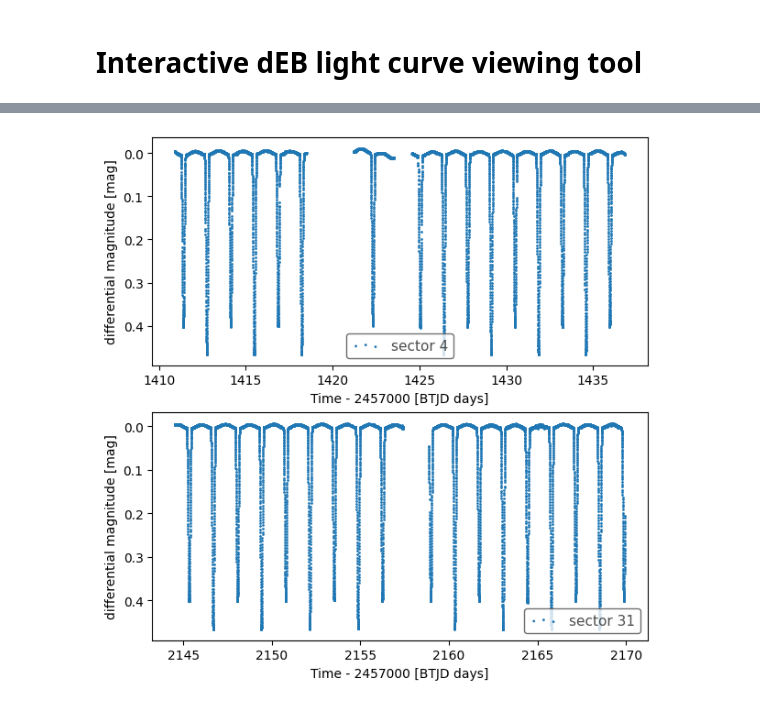
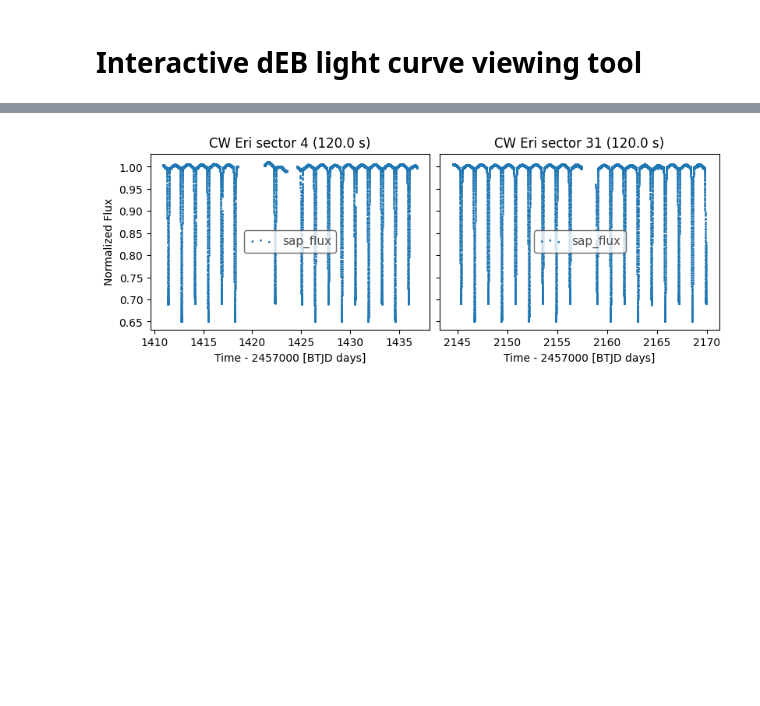
Before and after one commit to SteveOv/modebs, a Jupyter notebook: deb-view.ipynb, the cells around one changed output, grey strips where cells are left out. Drawn from its saved outputs; the diff is of its cells as text; code cells hidden in the pictures; blank space fills up the shorter version.

Commit message:
made more interactive

```diff
--- a/deb-view.ipynb
+++ b/deb-view.ipynb
@@ -43,9 +47,0 @@ quality_bitmask = "default"     # "hardest", "hard", "default" or a bitmask
-# %%
-results = lk.search_lightcurve(search_term, mission=mission, author=author, exptime=exptime)
-
-fmt = "{0}, {1}, author={2}, target={3}, exptime={4}"
-checkboxes = [Checkbox(value=True,
-                       description=fmt.format(r.mission[0], r.year[0], r.author[0], r.target_name[0], r.exptime[0]),
-                       layout=widgets.Layout(width="50%"))
-              for r in results]
-display(VBox(children=checkboxes))
@@ -56,3 +55,7 @@ VBox(children=(Checkbox(value=True, description='TESS Sector 04, 2018, author=SP
 # %%
+download_dir = Path.cwd() / ".cache" / re.sub(r"[^\w\d]", "-", target.lower())
 selections = [checkboxes[i].value for i in range(len(checkboxes))]
 sectors = [row["sequence_number"] for row, check in zip(results.table, selections) if check]
+
+lcs = pipeline.find_lightcurves(search_term, download_dir, sectors, flux_column=flux_column.value,
+                                quality_bitmask=quality_bitmask.value, force_mast=False, verbose=True)
@@ -61,3 +66,0 @@ sectors = [row["sequence_number"] for row, check in zip(results.table, selection
-# %%
-lcs = pipeline.find_lightcurves(search_term, download_dir, sectors, mission, author,
-                                exptime, flux_column, quality_bitmask, False, True)
@@ -69,12 +67,16 @@ Found the required 2 fits file(s) meeting the TIC, sector & exptime criteria. Wi
-# %%
-fig, axes = plt.subplots(figsize=(6, 3*len(lcs)), ncols=1, nrows=len(lcs), constrained_layout=True)
-
-axes = [axes] if isinstance(axes, Axes) else axes.flatten()
-for ax, lc in zip(axes, lcs):
-    lc["delta_mag"] = u.Quantity(-2.5 * np.log10(lc.normalize().flux.value) * u.mag)
-    lc.scatter(column="delta_mag", ax=ax, label=f"sector {lc.meta['SECTOR']}",
-               ylabel="differential magnitude [mag]")
-    ax.invert_yaxis()
-plt.show()
-# %% [output]
-[figure, removed]
+# %%
+rows = int(np.ceil(len(lcs) / (cols := 2)))
+fig, axes = plt.subplots(rows, cols, figsize=(8, 3*rows), sharey=True, constrained_layout=True)
+axes = [axes] if isinstance(axes, Axes) else axes.flatten()
+
+for ix, (ax, lc) in enumerate(zip_longest(axes, lcs)):
+    if ix < len(lcs):
+        lc.scatter(ax=ax, label=f"{lc.meta['FLUX_ORIGIN']}", normalize=True)
+        ax.set_ylabel(None if ix % cols else ax.get_ylabel())
+        ax.set_title(f"{target} sector {lc.meta['SECTOR']} ({lc.meta['FRAMETIM']*lc.meta['NUM_FRM'] * u.s})")
+    else:
+        ax.axis("off")
+plt.show()
+plt.close(fig) # Comment this out if using %matplotlib widget to enable interactive plot
+# %% [output]
+[figure, added]
```
Also changed, not shown: parts of 14 cells of this notebook.
